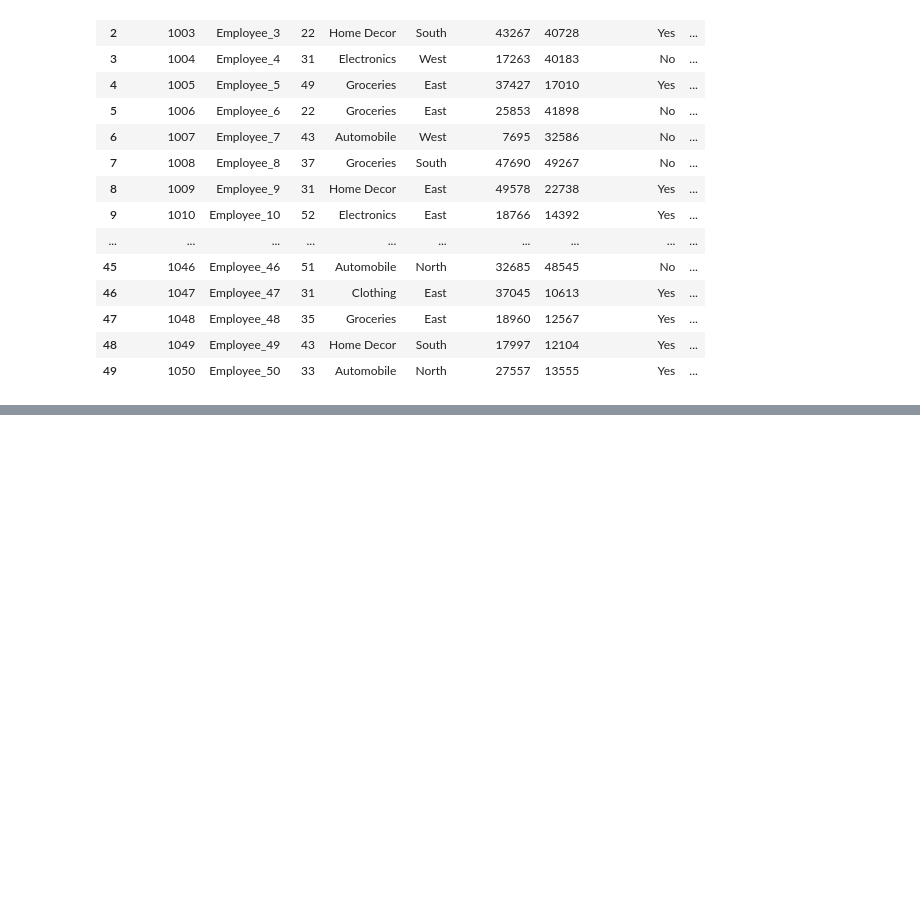
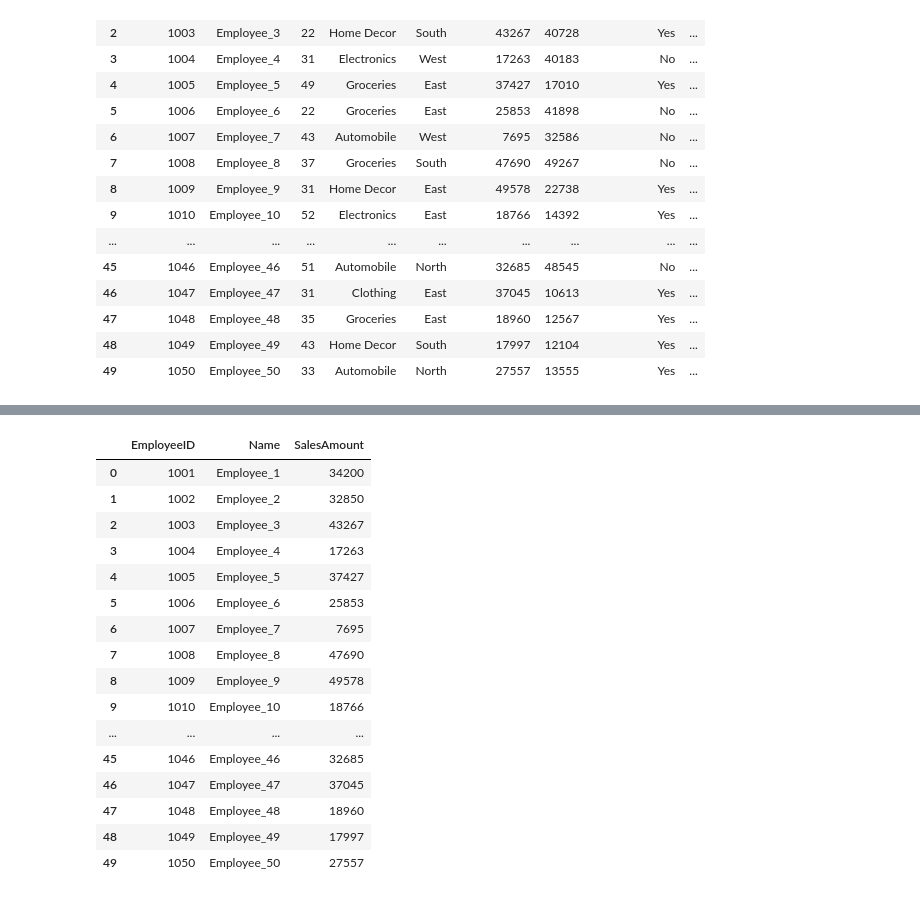
Before and after one commit to vaishnaviPatil1111/Python, a Jupyter notebook: Python_Pandas.ipynb, the cells around one changed output, grey strips where cells are left out. Drawn from its saved outputs; the diff is of its cells as text; code cells hidden in the pictures; blank space fills up the shorter version.

```diff
--- a/Python_Pandas.ipynb
+++ b/Python_Pandas.ipynb
@@ -26,0 +144,21 @@ df
+# %%
+#10.	Select only EmployeeID, Name, and SalesAmount columns.
+df[['EmployeeID', 'Name', 'SalesAmount']]
+# %% [output]
+|  | EmployeeID | Name | SalesAmount |
+| 0 | 1001 | Employee_1 | 34200 |
+| 1 | 1002 | Employee_2 | 32850 |
+| 2 | 1003 | Employee_3 | 43267 |
+| 3 | 1004 | Employee_4 | 17263 |
+| 4 | 1005 | Employee_5 | 37427 |
+| 5 | 1006 | Employee_6 | 25853 |
+| 6 | 1007 | Employee_7 | 7695 |
+| 7 | 1008 | Employee_8 | 47690 |
+| 8 | 1009 | Employee_9 | 49578 |
+| 9 | 1010 | Employee_10 | 18766 |
+| ... | ... | ... | ... |
+| 45 | 1046 | Employee_46 | 32685 |
+| 46 | 1047 | Employee_47 | 37045 |
+| 47 | 1048 | Employee_48 | 18960 |
+| 48 | 1049 | Employee_49 | 17997 |
+| 49 | 1050 | Employee_50 | 27557 |
```
Also changed, not shown: parts of 12 cells of this notebook.
